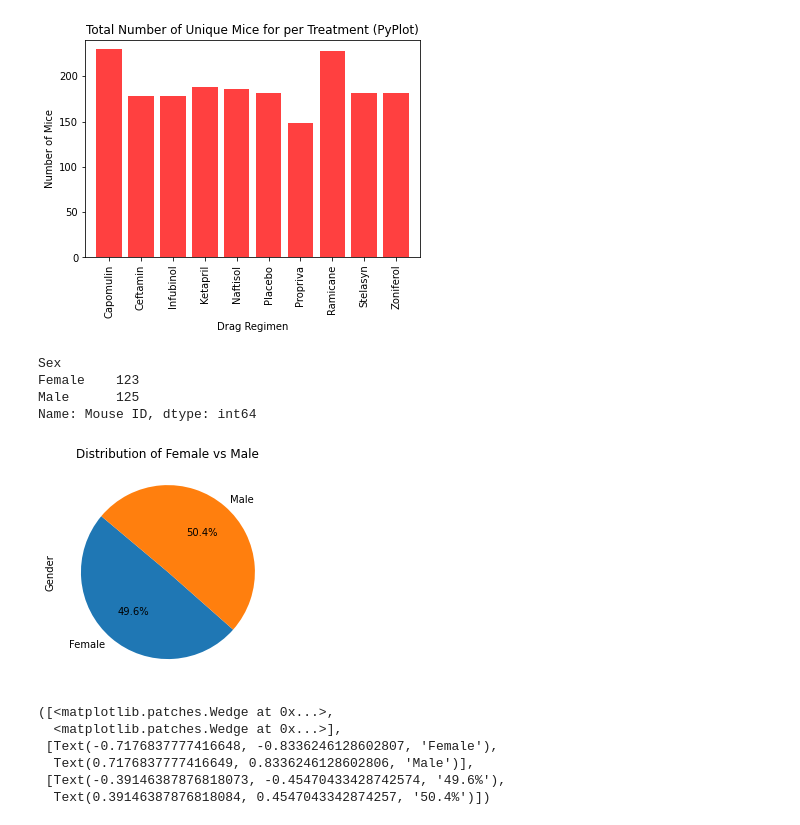
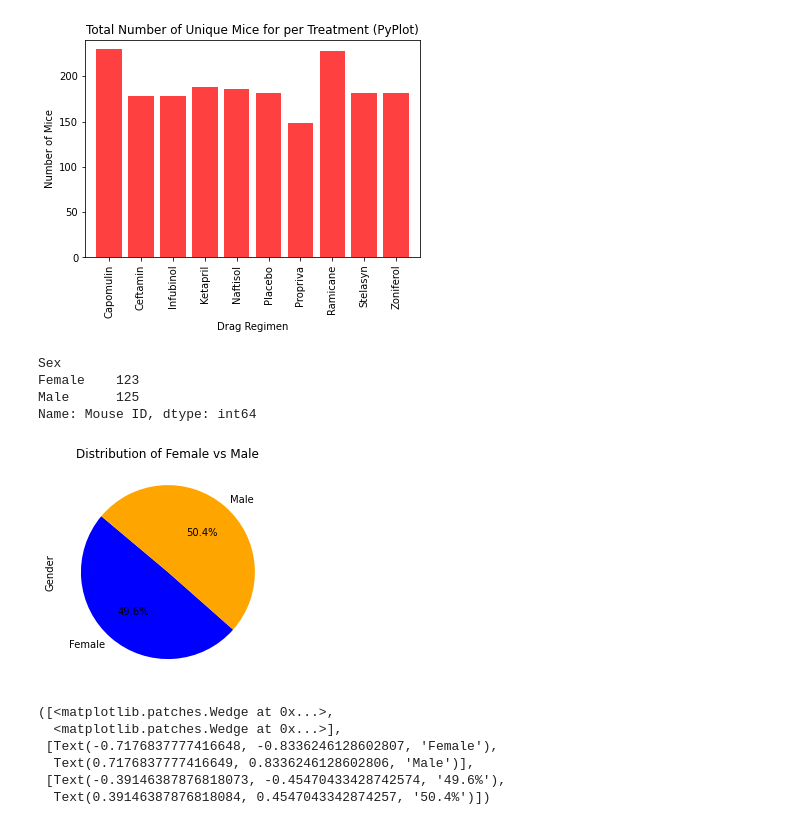
Before and after one commit to karimova/UCI_HW_Karimova, a Jupyter notebook: 05_Matplotlib_Challenge/Pymaceuticals/pymaceuticals_starter.ipynb, the cells around one changed output. Saved outputs shown, nothing was run; the diff lists cells and outputs as text; code cells hidden in the pictures.

Commit message:
pie chart pandas color

```diff
--- a/05_Matplotlib_Challenge/Pymaceuticals/pymaceuticals_starter.ipynb
+++ b/05_Matplotlib_Challenge/Pymaceuticals/pymaceuticals_starter.ipynb
@@ -182,22 +182,22 @@ plt.show()
 # %%
 # Generate a pie plot showing the distribution of female versus male mice using pandas
 
 group_by_sex = remove_duplicates_df.groupby(["Sex"])
 
 # Counting Players by Gender
 gender_count = group_by_sex.nunique()["Mouse ID"]
 print(gender_count)
 
-gender_pie = gender_count.plot(kind="pie",  figsize=(7,4), autopct="%1.1f%%", startangle=140, title = "Distribution of Female vs Male")
+gender_pie = gender_count.plot.pie(figsize=(7,4), autopct="%1.1f%%", colors = ["blue", "orange"], startangle=140, title = "Distribution of Female vs Male")
 gender_pie.set_ylabel("Gender")
 
 plt.show()
 # %% [output]
 Sex
 Female    123
 Male      125
 Name: Mouse ID, dtype: int64
-[figure, old version]
+[figure, new version]
 # %%
 # Generate a pie plot showing the distribution of female versus male mice using pyplot
 
```
